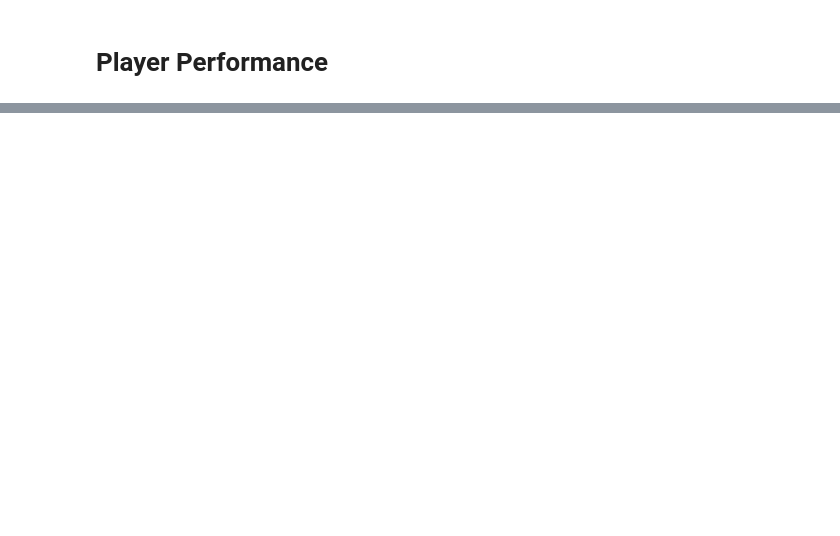
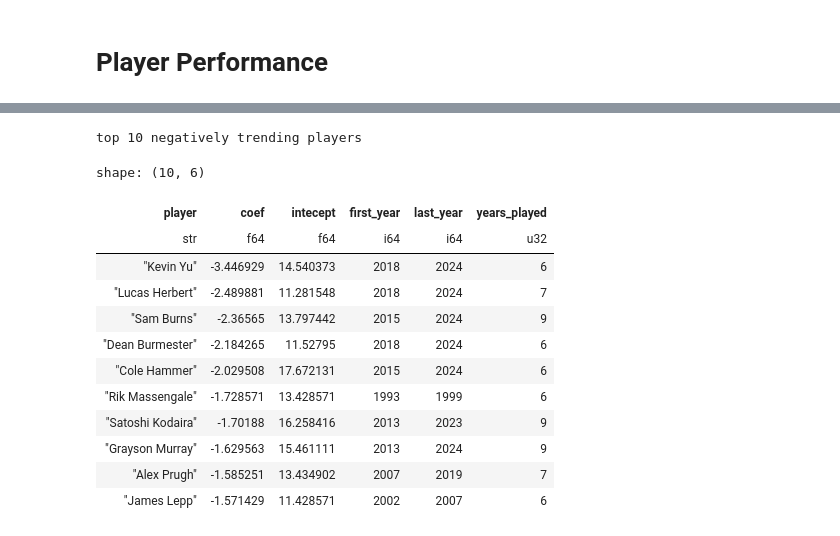
Before and after one commit to JackGreenaway/pga_scraper, a Jupyter notebook: analysis.ipynb, the cells around one changed output, grey strips where cells are left out. Drawn from its saved outputs; the diff is of its cells as text; code cells hidden in the pictures; blank space fills up the shorter version.

```diff
--- a/analysis.ipynb
+++ b/analysis.ipynb
@@ -139,0 +190,19 @@ shape: (955, 6)
+# %%
+print("top 10 negatively trending players\n")
+
+player_direction.tail(10).sort(by="coef")
+# %% [output]
+top 10 negatively trending players
+shape: (10, 6)
+| player | coef | intecept | first_year | last_year | years_played |
+| str | f64 | f64 | i64 | i64 | u32 |
+| "Kevin Yu" | -3.446929 | 14.540373 | 2018 | 2024 | 6 |
+| "Lucas Herbert" | -2.489881 | 11.281548 | 2018 | 2024 | 7 |
+| "Sam Burns" | -2.36565 | 13.797442 | 2015 | 2024 | 9 |
+| "Dean Burmester" | -2.184265 | 11.52795 | 2018 | 2024 | 6 |
+| "Cole Hammer" | -2.029508 | 17.672131 | 2015 | 2024 | 6 |
+| "Rik Massengale" | -1.728571 | 13.428571 | 1993 | 1999 | 6 |
+| "Satoshi Kodaira" | -1.70188 | 16.258416 | 2013 | 2023 | 9 |
+| "Grayson Murray" | -1.629563 | 15.461111 | 2013 | 2024 | 9 |
+| "Alex Prugh" | -1.585251 | 13.434902 | 2007 | 2019 | 7 |
+| "James Lepp" | -1.571429 | 11.428571 | 2002 | 2007 | 6 |
```
Also changed, not shown: parts of 8 cells of this notebook, 3 other files.
